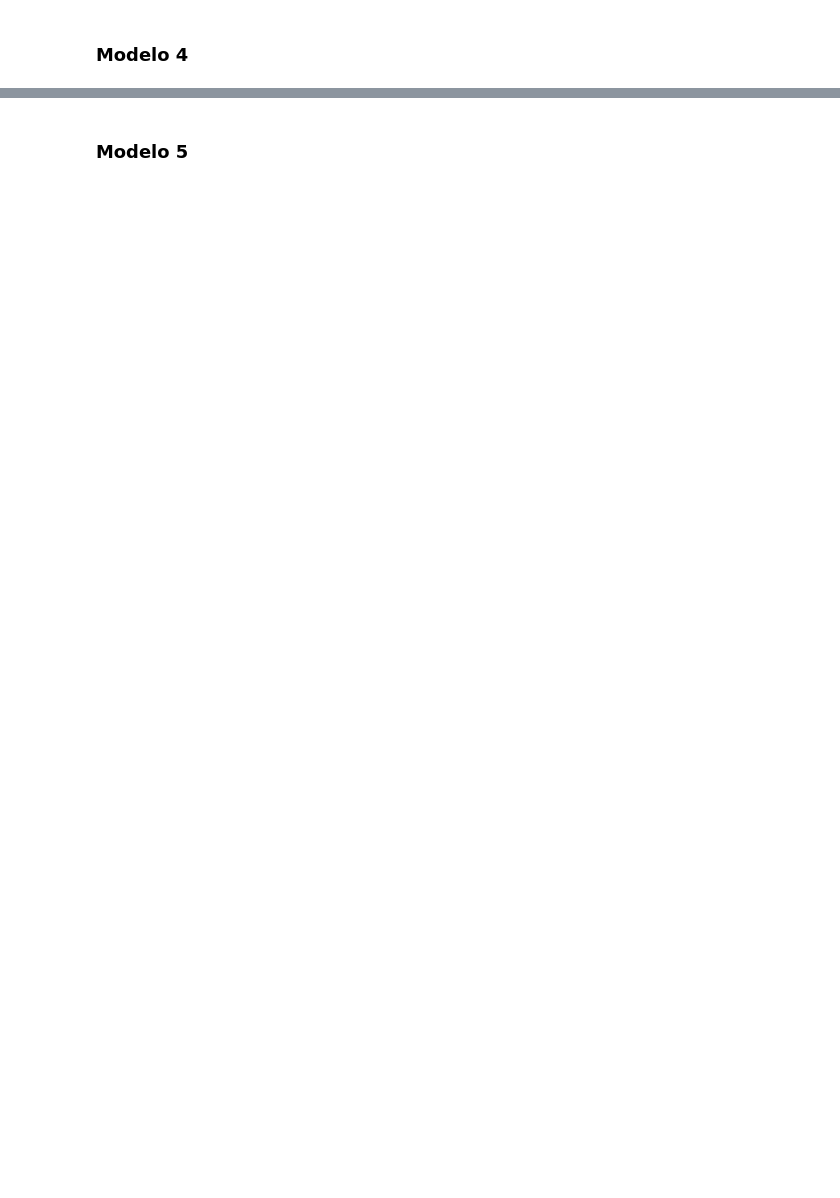
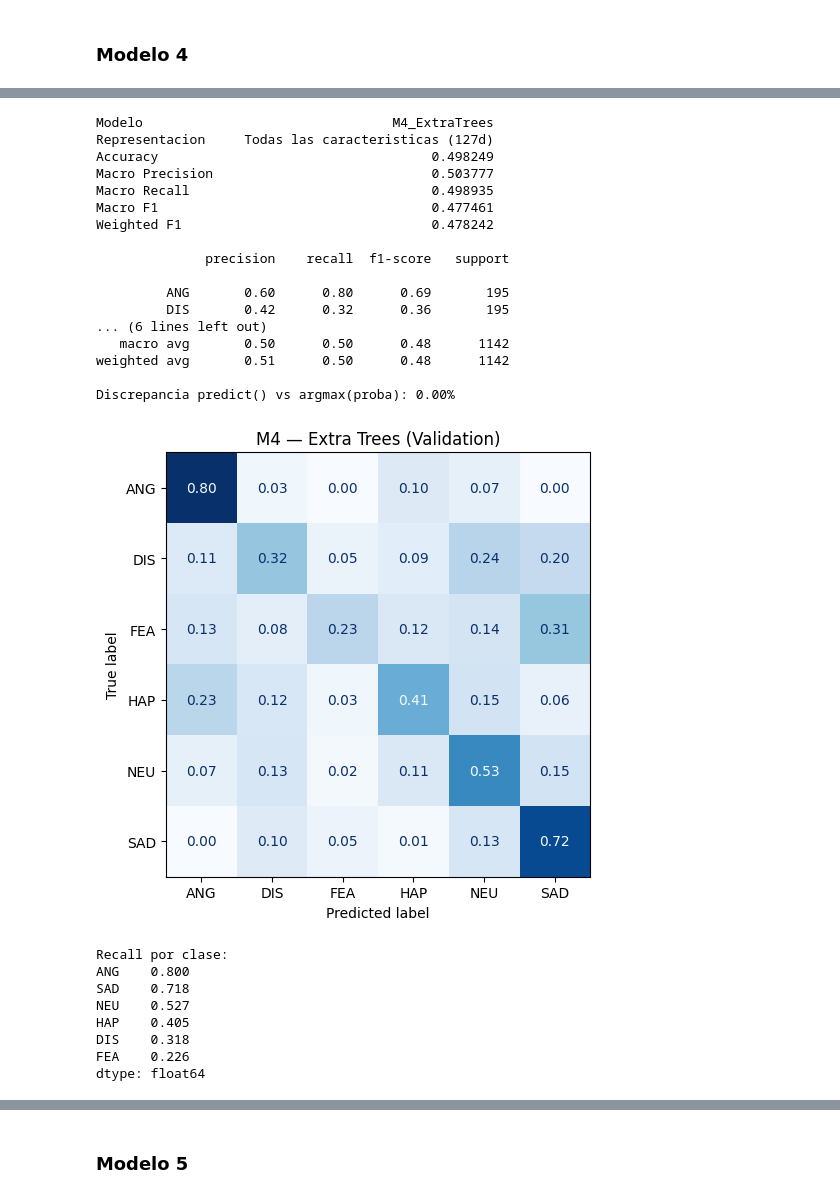
Before and after one commit to Aleortz/CREMA--D-Assembly-, a Jupyter notebook: Notebook/clasification-of-emotions.ipynb, the cells around one changed output, grey strips where cells are left out. Cells and saved outputs as stored; diff of their text form; code cells hidden in the pictures; blank space fills up the shorter version.

```diff
--- a/Notebook/clasification-of-emotions.ipynb
+++ b/Notebook/clasification-of-emotions.ipynb
@@ -963,0 +1019,59 @@ Guardado: ../Archivos-csv\validation_probabilities.csv  ->  (1142, 20)
+# %%
+# ---- Entrenamiento final ----
+m4 = ExtraTreesClassifier(n_estimators=n_est_best_m4, max_depth=depth_best_m4,
+                          min_samples_leaf=leaf_best_m4,
+                          n_jobs=-1, random_state=SEED)
+m4.fit(Xtr_m4, y_train)
+
+P_val_m4  = probs_ordenadas(m4, Xva_m4)
+P_test_m4 = probs_ordenadas(m4, Xte_m4)
+pred_val_m4 = pred_desde_probs(P_val_m4)
+
+res_m4 = evaluar(y_val, pred_val_m4, 'M4_ExtraTrees', 'Todas las caracteristicas (127d)')
+print(pd.Series(res_m4).to_string())
+print()
+print(classification_report(y_val, pred_val_m4, labels=CLASSES, zero_division=0))
+
+# Comprobaciones de integridad
+assert P_val_m4.shape == (len(y_val), 6)
+assert np.allclose(P_val_m4.sum(axis=1), 1.0)
+print(f"Discrepancia predict() vs argmax(proba): "
+      f"{100*(m4.predict(Xva_m4) != pred_val_m4).mean():.2f}%")
+
+cm_m4 = matriz_confusion(y_val, pred_val_m4, 'M4 — Extra Trees (Validation)')
+print('Recall por clase:')
+print(pd.Series(np.diag(cm_m4)/cm_m4.sum(axis=1), index=CLASSES).round(3).sort_values(ascending=False))
+
+# ---- Importancia de caracteristicas (top 15) ----
+imp = pd.Series(m4.feature_importances_, index=vista_m4).sort_values(ascending=False).head(15)
+plt.figure(figsize=(8, 4.5))
+imp[::-1].plot(kind='barh', color='steelblue', edgecolor='black')
+plt.title('M4 — Top 15 caracteristicas mas importantes'); plt.xlabel('Importancia')
+plt.tight_layout(); plt.show()
+# %% [output]
+Modelo                                M4_ExtraTrees
+Representacion     Todas las caracteristicas (127d)
+Accuracy                                   0.498249
+Macro Precision                            0.503777
+Macro Recall                               0.498935
+Macro F1                                   0.477461
+Weighted F1                                0.478242
+
+              precision    recall  f1-score   support
+
+         ANG       0.60      0.80      0.69       195
+         DIS       0.42      0.32      0.36       195
+... (6 lines left out)
+   macro avg       0.50      0.50      0.48      1142
+weighted avg       0.51      0.50      0.48      1142
+
+Discrepancia predict() vs argmax(proba): 0.00%
+[figure, added]
+Recall por clase:
+ANG    0.800
+SAD    0.718
+NEU    0.527
+HAP    0.405
+DIS    0.318
+FEA    0.226
+dtype: float64
```
Also changed, not shown: parts of 26 cells of this notebook, 5 other files.
